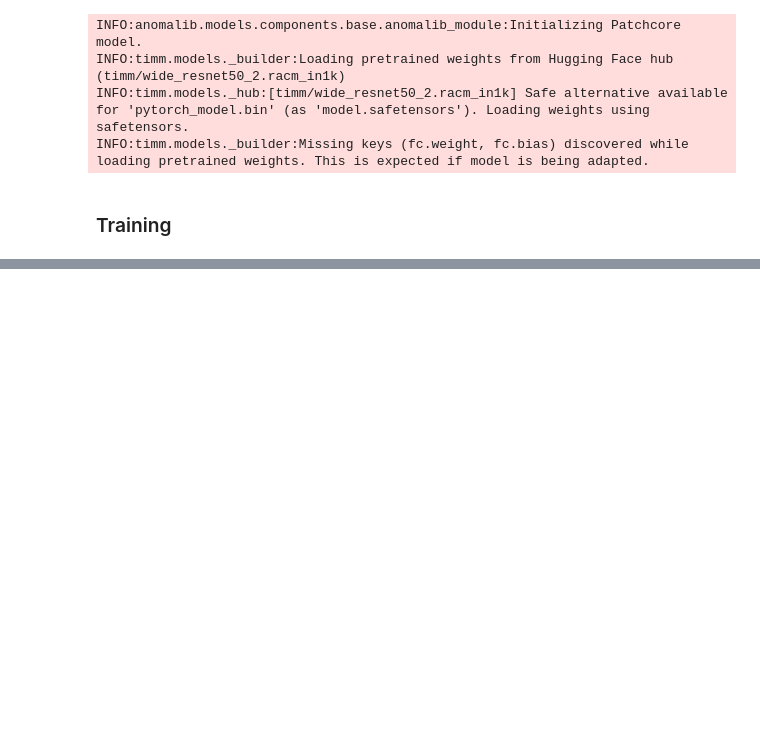
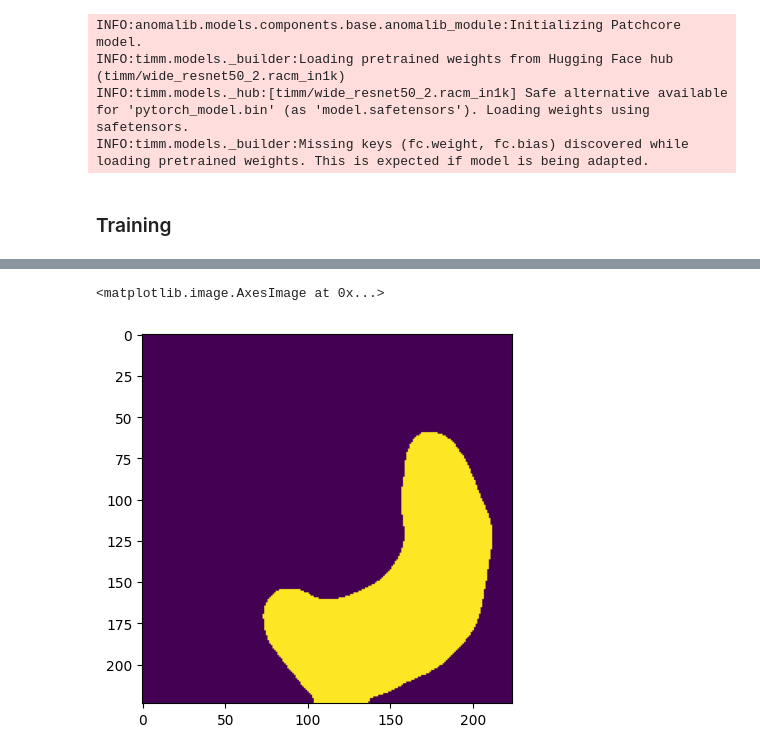
Before and after one commit to DawDab/multimodal-anomaly, a Jupyter notebook: lib_playground.ipynb, the cells around one changed output, grey strips where cells are left out. Cells and saved outputs as stored; diff of their text form; code cells hidden in the pictures; blank space fills up the shorter version.

```diff
--- a/lib_playground.ipynb
+++ b/lib_playground.ipynb
@@ -164,0 +184,6 @@ plt.show()
+# %%
+pred_masks = prediction.pred_mask[0].squeeze().cpu().numpy()
+plt.imshow(pred_masks)
+# %% [output]
+<matplotlib.image.AxesImage at 0x...>
+[figure, added]
```
Also changed, not shown: parts of 17 cells of this notebook.
